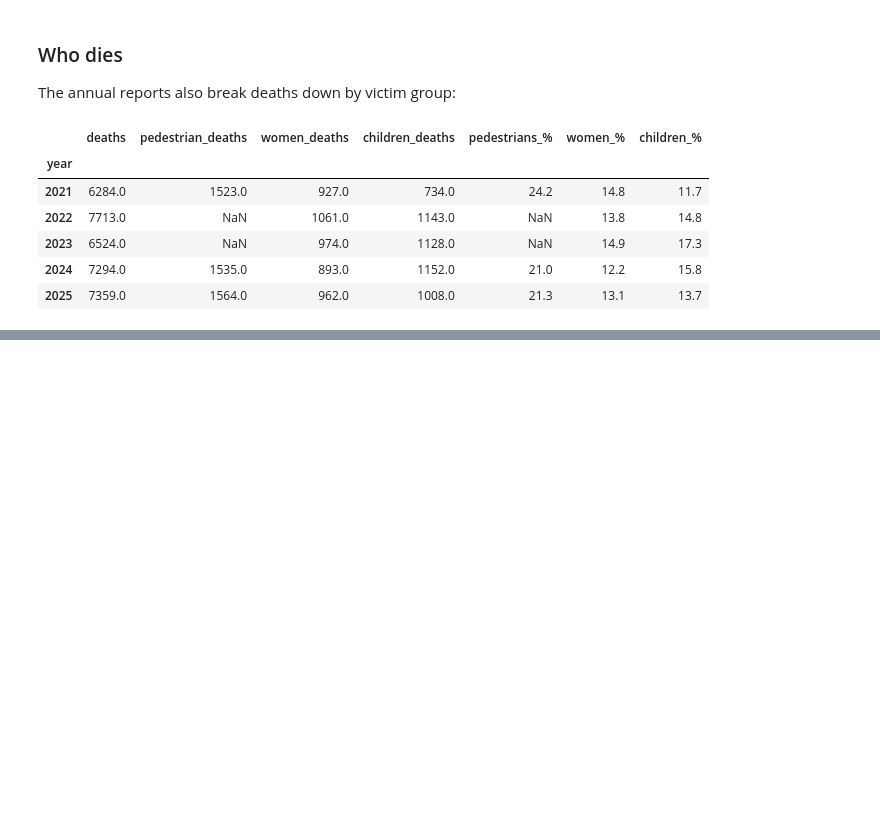
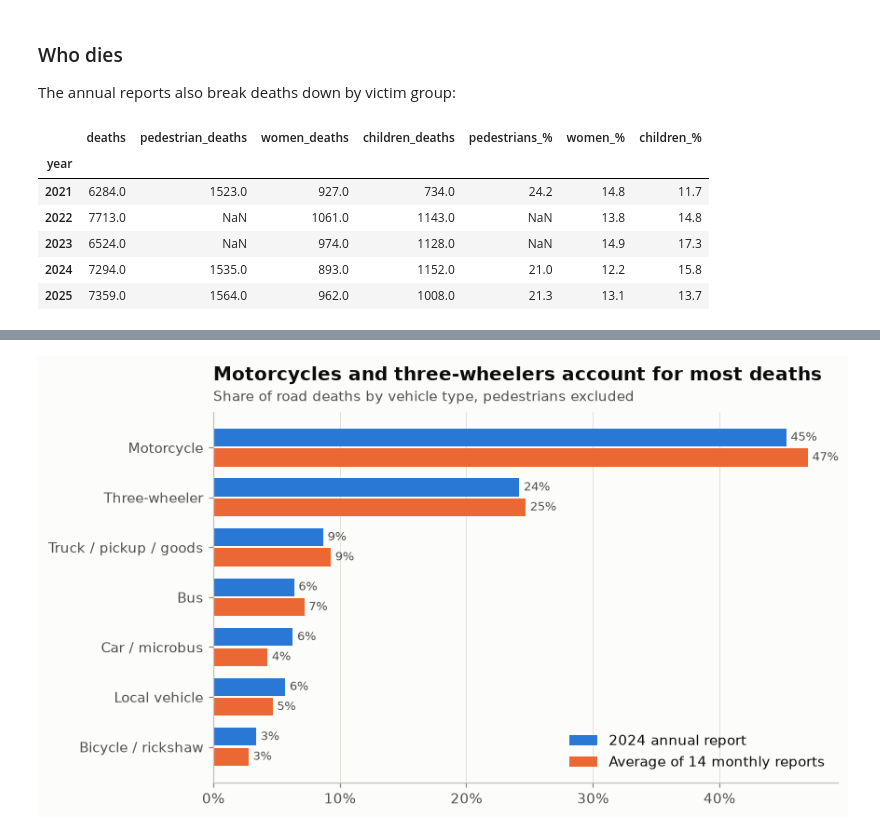
Before and after one commit to MehrazRumman/BD-Road-Accident, a Jupyter notebook: notebooks/02_analysis.ipynb, the cells around one changed output, grey strips where cells are left out. Saved outputs shown, nothing was run; the diff lists cells and outputs as text; code cells hidden in the pictures; blank space fills up the shorter version.

```diff
--- a/notebooks/02_analysis.ipynb
+++ b/notebooks/02_analysis.ipynb
@@ -150,0 +188,18 @@ victims.join(shares)
+# %%
+cats = ["Motorcycle", "Three-wheeler", "Truck / pickup / goods", "Bus", "Car / microbus", "Local vehicle", "Bicycle / rickshaw"]
+
+v_month = vehicle[vehicle["period_type"] == "month"]
+full_months = v_month.groupby(["year", "month"])["vehicle_type"].nunique().loc[lambda s: s == 7].index
+v_full = v_month.set_index(["year", "month"]).loc[full_months].reset_index()
+
+monthly_share = (
+    v_full.pivot_table(index=["year", "month"], columns="vehicle_type", values="deaths")
+    .pipe(lambda d: 100 * d.div(d.sum(axis=1), axis=0))
+    .mean()
+)
+annual_2024 = vehicle[(vehicle["period_type"] == "year") & (vehicle["year"] == 2024)].set_index("vehicle_type")["deaths"]
+share_2024 = 100 * annual_2024 / annual_2024.sum()
+
+mix = pd.DataFrame({"2024 annual report": share_2024, f"Average of {len(full_months)} monthly reports": monthly_share}).loc[cats].round(1)
+mix["2024 deaths"] = annual_2024.loc[cats].astype(int)
+mix
@@ -150,0 +216,17 @@ victims.join(shares)
+# %%
+fig, ax = plt.subplots(figsize=(8, 4.6))
+y = np.arange(len(cats))
+h = 0.36
+cols = list(mix.columns[:2])
+for i, (col, color) in enumerate(zip(cols, [BLUE, ORANGE])):
+    b = ax.barh(y + (i - 0.5) * (h + 0.04), mix[col], height=h, color=color, label=col)
+    ax.bar_label(b, fmt="%.0f%%", padding=3, color=INK2, fontsize=8.5)
+ax.set_yticks(y, cats)
+ax.invert_yaxis()
+ax.xaxis.set_major_formatter(mticker.PercentFormatter(decimals=0))
+ax.grid(axis="y", visible=False)
+ax.legend(loc="lower right")
+titled(ax, "Motorcycles and three-wheelers account for most deaths", "Share of road deaths by vehicle type, pedestrians excluded")
+save(fig, "04_vehicle_mix")
+# %% [output]
+[figure, added]
```
Also changed, not shown: parts of 6 cells of this notebook, 3 other files.
